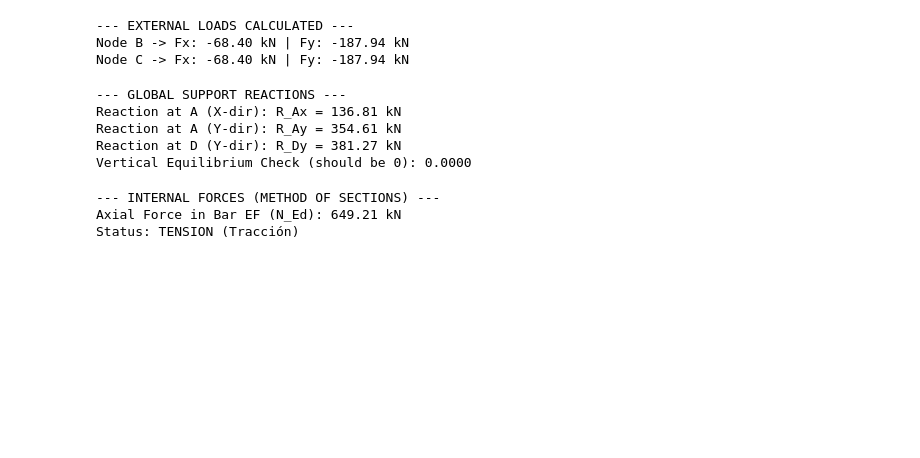
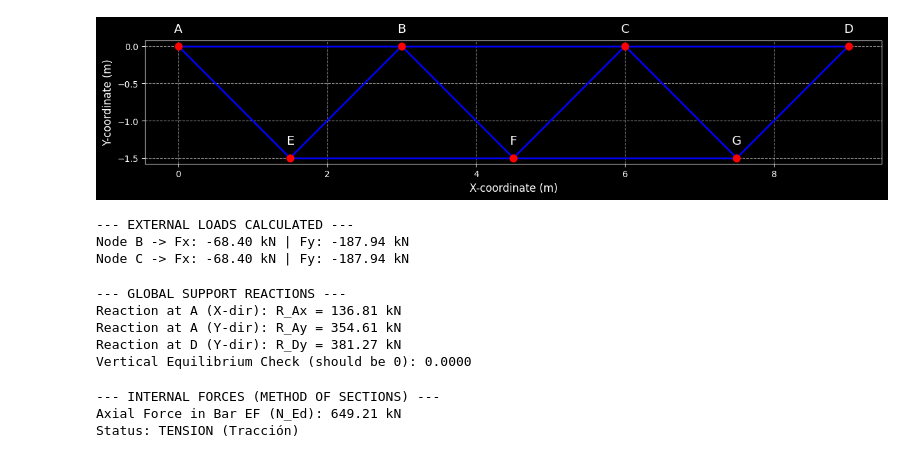
Before and after one commit to canarionyc/structural-analysis, a Jupyter notebook: notebooks/cercha.ipynb, the cells around one changed output. Saved outputs shown, nothing was run; the diff lists cells and outputs as text; code cells hidden in the pictures; blank space fills up the shorter version.

```diff
--- a/notebooks/cercha.ipynb
+++ b/notebooks/cercha.ipynb
@@ -1 +16,46 @@
+# %%
+# PLOT TRUSS GEOMETRY
+import matplotlib.pyplot as plt
+
+# Define Node Coordinates based on variables from Cell 1
+nodes = {
+    'A': (x_A, 0),
+    'E': (x_E, -h), 'F': (x_F, -h), 'G': (x_G, -h),
+    'D': (x_D, 0),
+    'B': (x_B, 0), 'C': (x_C, 0)
+}
+
+# Define Truss Members (Bars)
+# This structure is inferred from the context of the calculations
+bars = [
+    ('E', 'F'), ('F', 'G'),  # Bottom Chord
+    ('B', 'C'),    ('C', 'D'),                            # Top Chord
+    ('A', 'B'),
+    ('A', 'E'), ('E', 'B'), ('B', 'F'), ('F', 'C'), ('C', 'G'), ('G', 'D') # Web Members
+]
+
+# Create the plot
+plt.figure(figsize=(15, 5))
+ax = plt.gca()
+
+# Plot bars
+for bar in bars:
+    x1, y1 = nodes[bar[0]]
+    x2, y2 = nodes[bar[1]]
+    plt.plot([x1, x2], [y1, y2], 'b-', linewidth=2)
+
+# Plot nodes (joints)
+for name, (x, y) in nodes.items():
+    plt.plot(x, y, 'ro', markersize=8)
+    plt.text(x, y + 0.15, name, fontsize=14, ha='center', va='bottom')
+
+# Customize the plot
+ax.set_aspect('equal', adjustable='box')
+#plt.title('Truss Geometry and Node Labels', fontsize=16)
+plt.xlabel('X-coordinate (m)', fontsize=12)
+plt.ylabel('Y-coordinate (m)', fontsize=12)
+plt.grid(linestyle='--', alpha=0.6)
+plt.show()
+# %% [output]
+[figure, added]
 # %%
```
Also changed, not shown: parts of 11 cells of this notebook, 7 other files.
